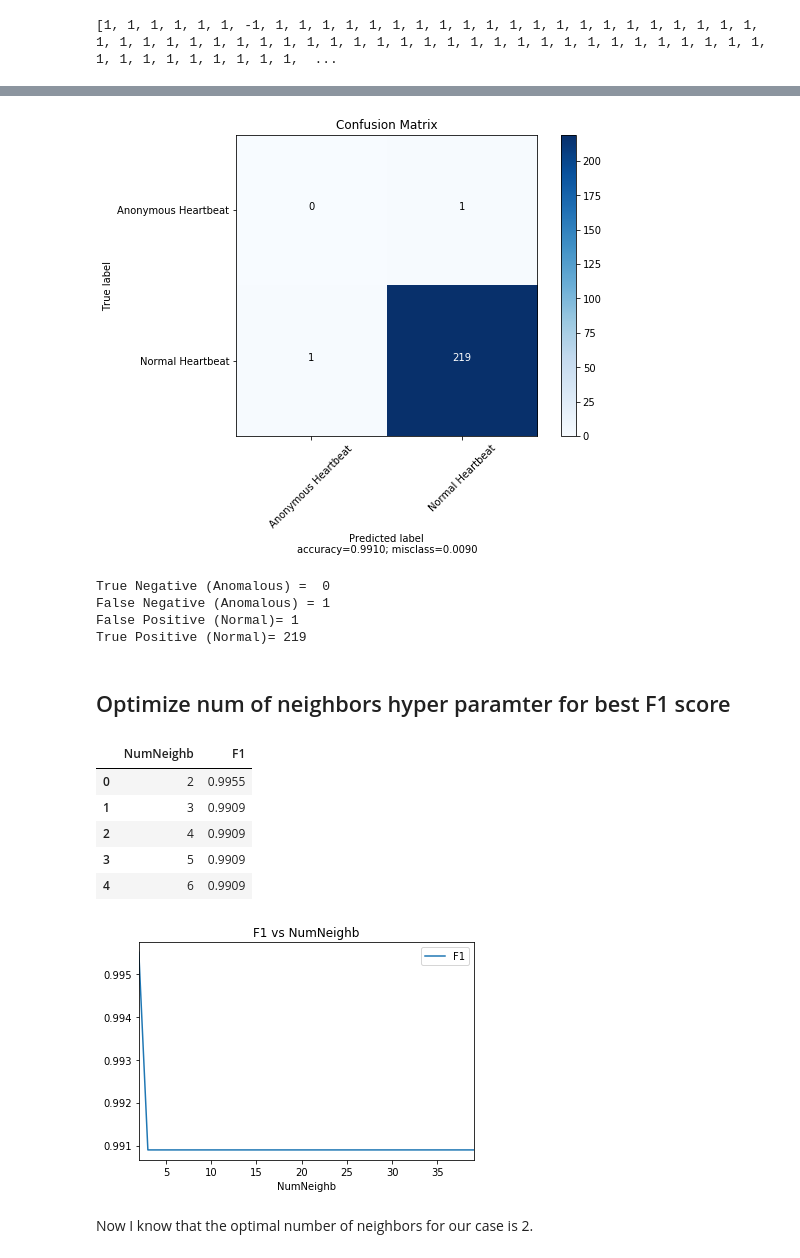
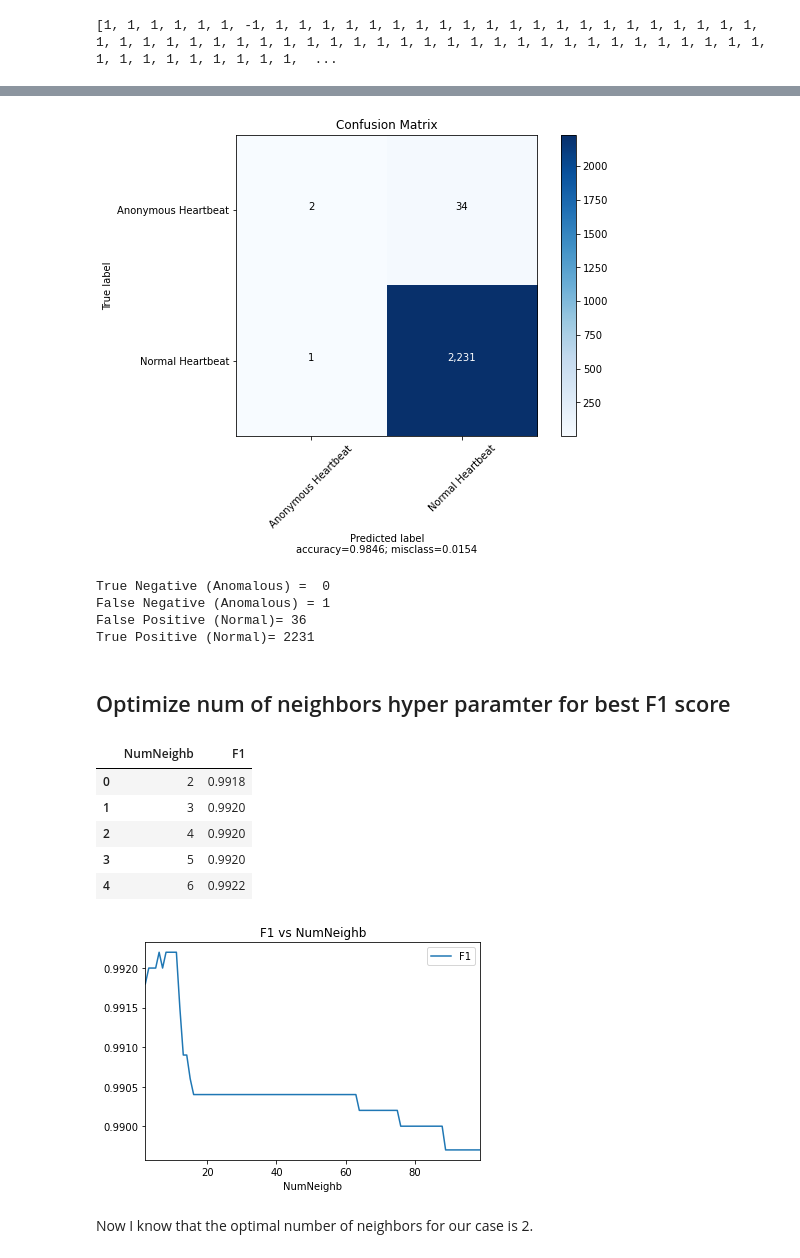
Before and after one commit to AmirDavoodi/GraphBasedSignalProcessing, a Jupyter notebook: LOF on Heartbeat graphs - Version2.ipynb, the cells around one changed output, grey strips where cells are left out. Drawn from its saved outputs; the diff is of its cells as text; code cells hidden in the pictures.

Commit message:
running the LOF outlier detector on the downsampled signal with the step of 8 for the whole recorded signal of one patient.

```diff
--- a/LOF on Heartbeat graphs - Version2.ipynb
+++ b/LOF on Heartbeat graphs - Version2.ipynb
@@ -20,7 +20,7 @@ Lets generate our graph stream from the **MIT-BIH** dataset using the helper fun
 from myHelper import timing
 from myHelper import GraphSignalHelper
 
-data_df = GraphSignalHelper.read_heartbeat_database(name='100', nRowsRead=65000)
+data_df = GraphSignalHelper.read_heartbeat_database(name='100', nRowsRead=None)
 annotations_df = GraphSignalHelper.read_annotation_database(name='100')
 
 # downsampling the signal
@@ -92,7 +92,7 @@ Feed the distance matrix for our graph stream into a Local Outlier Factor (LOF)
 import numpy as np
 from sklearn.neighbors import LocalOutlierFactor
 
-clf = LocalOutlierFactor(n_neighbors=2,
+clf = LocalOutlierFactor(n_neighbors=10,
                          algorithm="brute",
                          metric="precomputed",
 #                          contamination=0.01, # the proportion of outliers in the data set float
@@ -235,7 +227,7 @@ My_confusion_matrix_plotter.confusion_matrix_plotter(cm           = confusion_ma
                                                      target_names = ['Anonymous Heartbeat', 'Normal Heartbeat'],
                                                      title        = "Confusion Matrix")
 # %% [output]
-[figure, old version]
+[figure, new version]
 # %%
 tn, fp, fn, tp = confusion_matrix(y_true, y_pred).ravel()
 print('True Negative (Anomalous) = ', tn)
@@ -245,13 +237,13 @@ print('True Positive (Normal)=', tp)
 # %% [output]
 True Negative (Anomalous) =  0
 False Negative (Anomalous) = 1
-False Positive (Normal)= 1
-True Positive (Normal)= 219
+False Positive (Normal)= 36
+True Positive (Normal)= 2231
 # %% [markdown]
 ## Optimize num of neighbors hyper paramter for best F1 score
 # %%
 minRE = 2
-maxRE = 40
+maxRE = 100
 
 EpsF1 = []
 y_true = ground_truth_labels(graph_stream_labels)
@@ -280,19 +272,19 @@ EpsF1df = pd.DataFrame(EpsF1, columns = ['NumNeighb', 'F1'])
 EpsF1df.head()
 # %% [output]
 |  | NumNeighb | F1 |
-| 0 | 2 | 0.9955 |
-| 1 | 3 | 0.9909 |
-| 2 | 4 | 0.9909 |
-| 3 | 5 | 0.9909 |
-| 4 | 6 | 0.9909 |
+| 0 | 2 | 0.9918 |
+| 1 | 3 | 0.9920 |
+| 2 | 4 | 0.9920 |
+| 3 | 5 | 0.9920 |
+| 4 | 6 | 0.9922 |
 # %%
 from matplotlib import pyplot as plt
 EpsF1df.plot.line("NumNeighb","F1")
-plt.xlim(2, 39)
+plt.xlim(2, 99)
 plt.title("F1 vs NumNeighb")
 plt.show()
 # %% [output]
-[figure, old version]
+[figure, new version]
 # %% [markdown]
 Now I know that the optimal number of neighbors for our case is 2.
 # %% [markdown]
```
Also changed, not shown: parts of 5 cells of this notebook.
